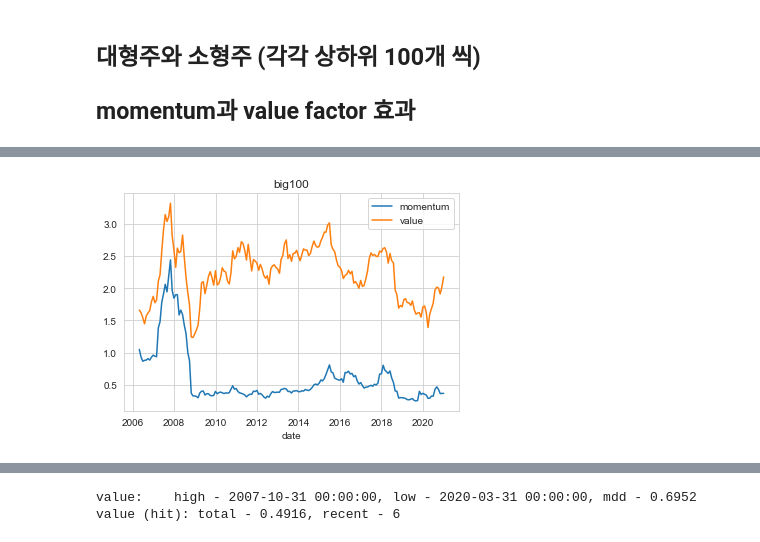
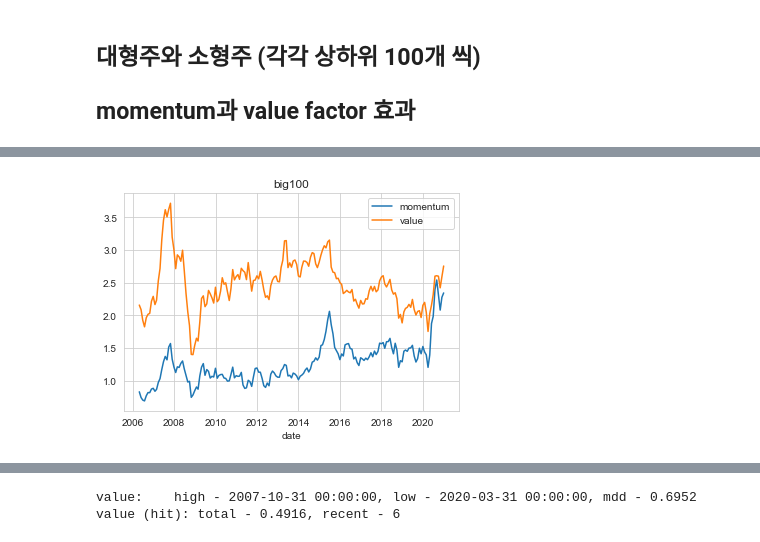
Before and after one commit to DaeYoung7/smart_beta, a Jupyter notebook: kosdaq/multi_factor.ipynb, the cells around one changed output, grey strips where cells are left out. Cells and saved outputs as stored; diff of their text form; code cells hidden in the pictures.

```diff
--- a/kosdaq/multi_factor.ipynb
+++ b/kosdaq/multi_factor.ipynb
@@ -22,6 +22,20 @@ per_t = pd.read_csv("../../data/kosdaq/per.csv", index_col = 'date', parse_dates
 pbr_t = pd.read_csv("../../data/kosdaq/pbr.csv", index_col = 'date', parse_dates = True)
 psr_t = pd.read_csv("../../data/kosdaq/psr.csv", index_col = 'date', parse_dates = True)
 pcr_t = pd.read_csv("../../data/kosdaq/pcr.csv", index_col = 'date', parse_dates = True)
+# %%
+chinese = ['A900110', 'A900120', 'A900070', 'A900250', 'A900260', 'A900270', 'A900280', 'A900300', 'A900310', 'A900340']
+df.drop(chinese, axis=1, inplace=True)
+sn.drop(chinese, axis=1, inplace=True)
+pm.drop(chinese, axis=1, inplace=True)
+gp_t.drop(chinese, axis=1, inplace=True)
+ast_t.drop(chinese, axis=1, inplace=True)
+lb_t.drop(chinese, axis=1, inplace=True)
+cf_t.drop(chinese, axis=1, inplace=True)
+sl_t.drop(chinese, axis=1, inplace=True)
+per_t.drop(chinese, axis=1, inplace=True)
+pbr_t.drop(chinese, axis=1, inplace=True)
+psr_t.drop(chinese, axis=1, inplace=True)
+pcr_t.drop(chinese, axis=1, inplace=True)
 # %%
 m = 15
 
@@ -128,7 +142,16 @@ pcr_zr = ((pcr_rank_r.T - pcr_rank_r.mean(axis=1)) / pcr_rank_r.std(axis=1))
 total_vzr = per_zr.T + pbr_zr.T + psr_zr.T + pcr_zr.T
 # %%
 # momentum
-momentum = (m_pm / m_pm.shift(2) - m_pm / m_pm.shift(1))
+volatility = m_pm.rolling(48).std()
+momentum_mask_t = m_pm.copy()
+for i in range(6):
+    momentum_mask_t[momentum_mask_t < m_pm.shift(i)] = m_pm.shift(i)[momentum_mask_t < m_pm.shift(i)]
+momentum = (m_pm.shift(1) / m_pm.shift(3)) - (m_pm / momentum_mask_t)
+
+momentum_mask = m_pm.shift(1).copy()
+for i in range(9):
+    momentum_mask[momentum_mask > m_pm.shift(i)] = m_pm.shift(i)[momentum_mask > m_pm.shift(i)]
+momentum_mask = (m_pm.shift(1) / momentum_mask) < 2
 
 # 대형주와 소형주 구분 (시총 기준 반반)
 m_cap_rank = m_cap.rank(axis=1, pct=True, ascending=False)
@@ -228,8 +251,8 @@ small value:  high - 2008-05-31 00:00:00, low - 2008-10-31 00:00:00, mdd - 0.456
 ## momentum과 value factor 효과
 # %%
 # 시총 상위 100개 기업에 대한 momentum과 value factor 누적 수익률
-b100_mask = m_cap.rank(axis=1, ascending=False) <= 100
-bq100_mask = total_qz[b100_mask].rank(axis=1, pct=True) < 0.8
+b100_mask = m_cap.rank(axis=1, ascending=False) <= 200
+bq100_mask = total_qz[b100_mask].rank(axis=1, pct=True) < 0.6
 bm100_mask = momentum[momentum[bq100_mask] > 0].rank(axis=1, pct=True, ascending=False) < 0.3
 bv100_mask = total_vz[bq100_mask].rank(axis=1, pct=True) < 0.3
 bm100_cap_weight = (m_cap[bm100_mask].T / m_cap[bm100_mask].sum(axis=1)).T
@@ -267 +290 @@ value (hit): total - 0.5337, recent - 8
-[figure, old version]
+[figure, new version]
```
Also changed, not shown: parts of 19 cells of this notebook, 10 other files.
